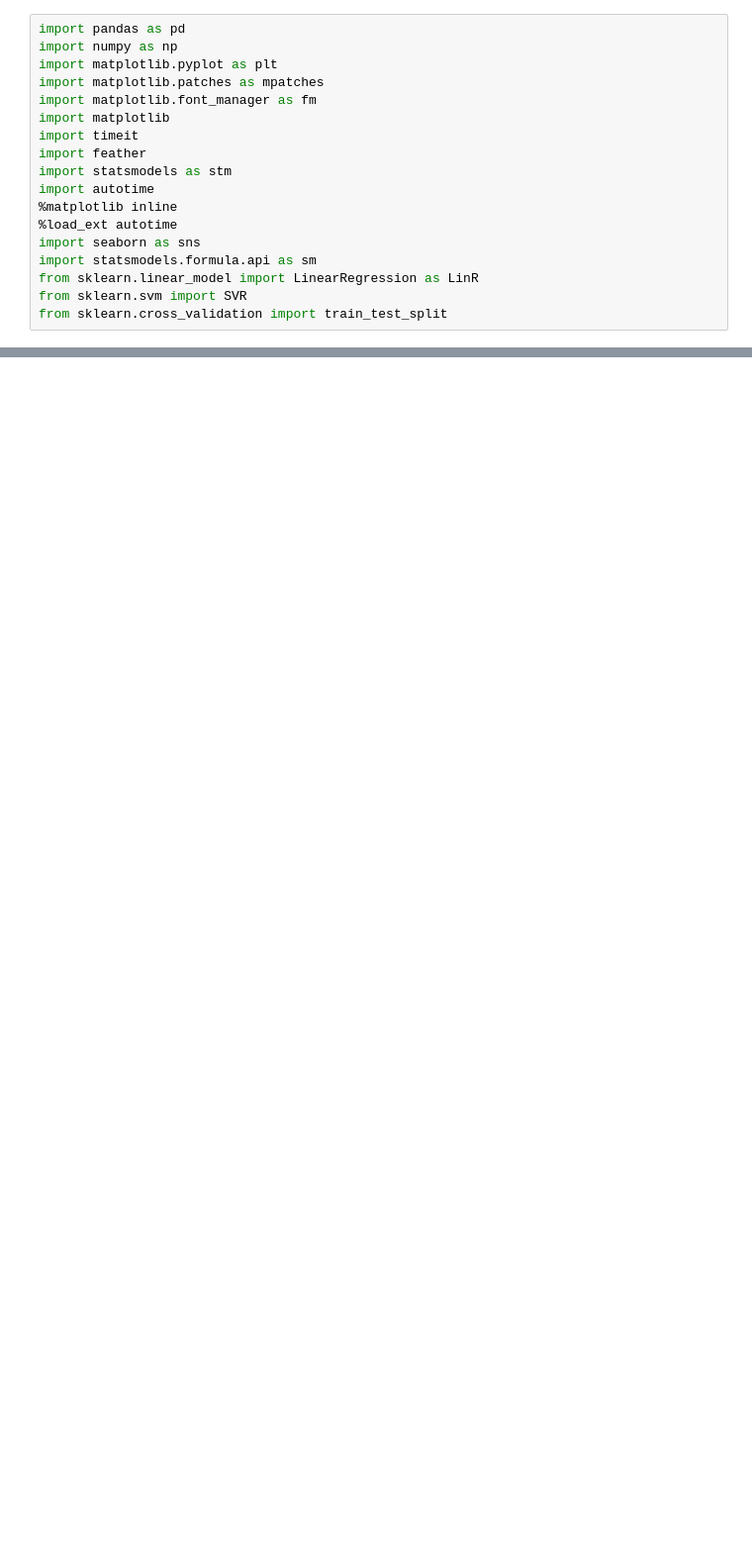
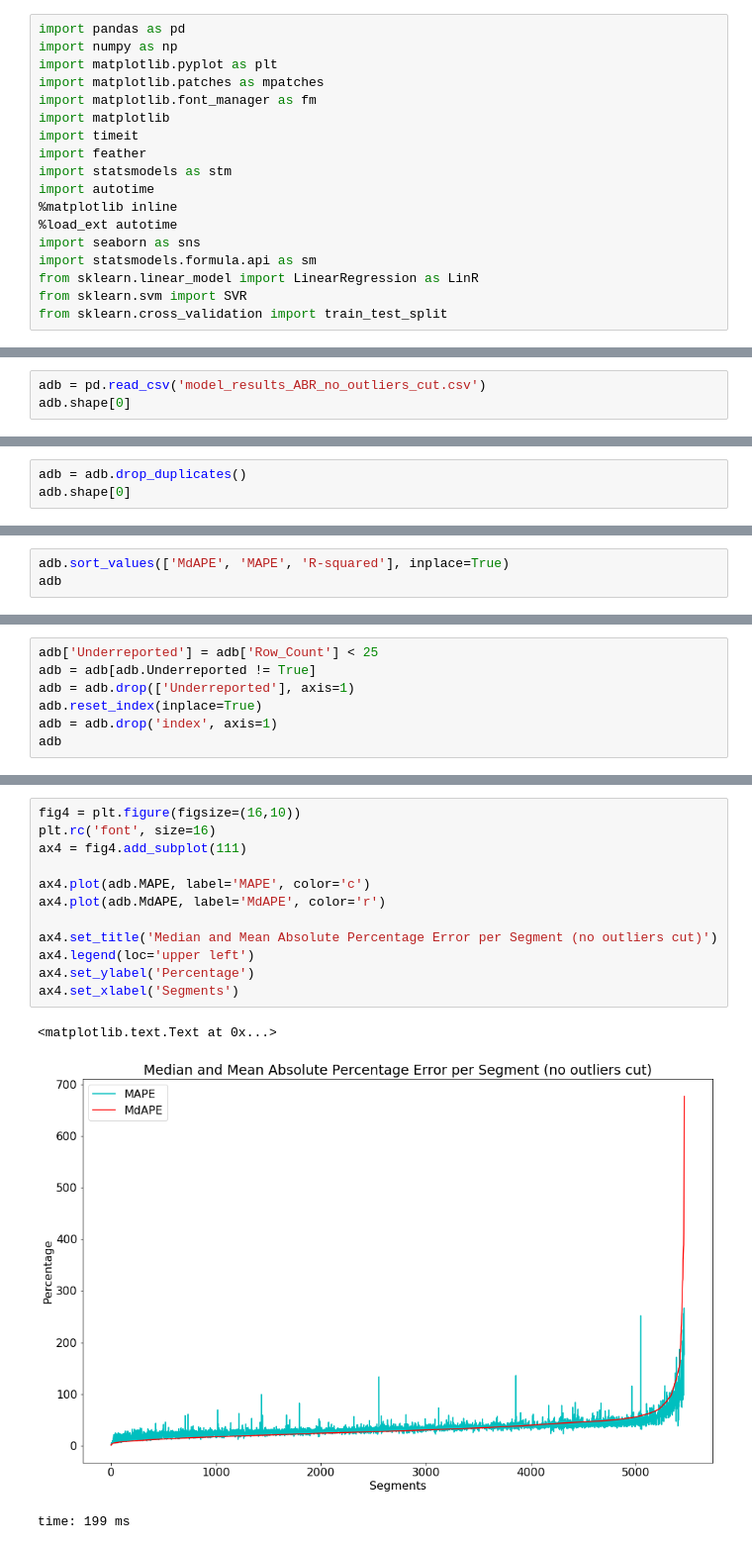
Before and after one commit to fuchsiana/Team10_DublinBusProject, a Jupyter notebook: project/Final_Model_Production+Results/model_results_charts_and_averages.ipynb, the cells around one changed output, grey strips where cells are left out. Shown at 99% size. Cells and saved outputs as stored; diff of their text form; blank space fills up the shorter version.

```diff
--- a/project/Final_Model_Production+Results/model_results_charts_and_averages.ipynb
+++ b/project/Final_Model_Production+Results/model_results_charts_and_averages.ipynb
@@ -212,0 +413,3 @@ time: 225 ms
+# %%
+adb = pd.read_csv('model_results_ABR_no_outliers_cut.csv')
+adb.shape[0]
@@ -212,0 +419,3 @@ time: 225 ms
+# %%
+adb = adb.drop_duplicates()
+adb.shape[0]
@@ -212,0 +425,3 @@ time: 225 ms
+# %%
+adb.sort_values(['MdAPE', 'MAPE', 'R-squared'], inplace=True)
+adb
@@ -212,0 +457,7 @@ time: 225 ms
+# %%
+adb['Underreported'] = adb['Row_Count'] < 25
+adb = adb[adb.Underreported != True]
+adb = adb.drop(['Underreported'], axis=1)
+adb.reset_index(inplace=True)
+adb = adb.drop('index', axis=1)
+adb
@@ -212,0 +493,16 @@ time: 225 ms
+# %%
+fig4 = plt.figure(figsize=(16,10))
+plt.rc('font', size=16)
+ax4 = fig4.add_subplot(111)
+
+ax4.plot(adb.MAPE, label='MAPE', color='c')
+ax4.plot(adb.MdAPE, label='MdAPE', color='r')
+
+ax4.set_title('Median and Mean Absolute Percentage Error per Segment (no outliers cut)')
+ax4.legend(loc='upper left')
+ax4.set_ylabel('Percentage')
+ax4.set_xlabel('Segments')
+# %% [output]
+<matplotlib.text.Text at 0x...>
+[figure, added]
+time: 199 ms
```
Also changed, not shown: parts of 62 cells of this notebook, 6 other files.
